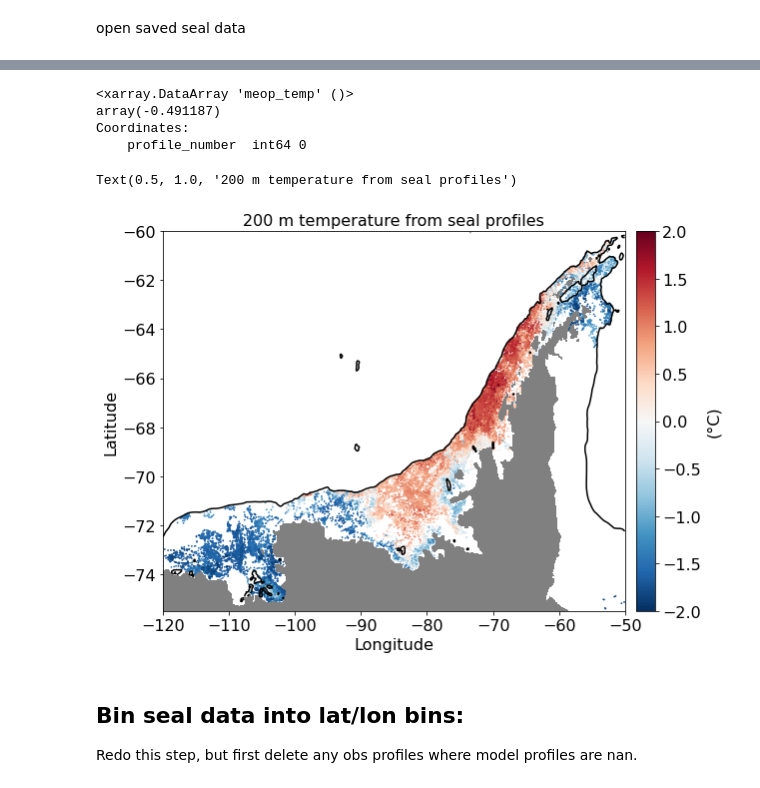
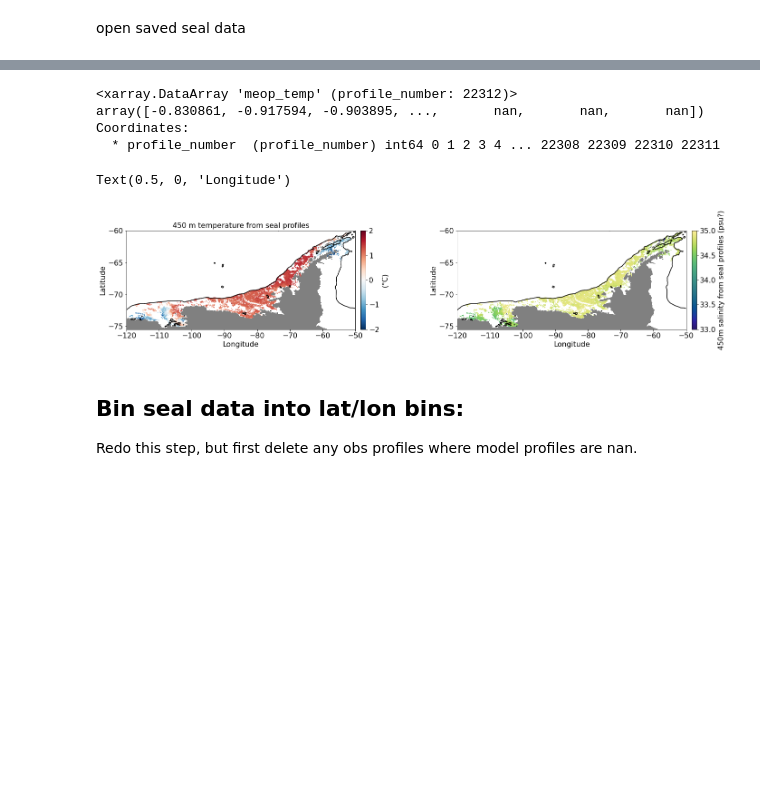
Before and after one commit to mauricehuguenin/ENSO-Antarctica_scripts, a Jupyter notebook: Model_evaluation_with_JRA55_and_SOSE.ipynb, the cells around one changed output, grey strips where cells are left out. Drawn from its saved outputs; the diff is of its cells as text; code cells hidden in the pictures; blank space fills up the shorter version.

```diff
--- a/Model_evaluation_with_JRA55_and_SOSE.ipynb
+++ b/Model_evaluation_with_JRA55_and_SOSE.ipynb
@@ -56,6 +56,8 @@ rotblau = [[0.4 , 0.  , 0.12], [0.47, 0.02, 0.13], [0.62, 0.07, 0.16], [0.66, 0.
            [0.98, 0.8 , 0.71], [0.98, 0.94, 0.92], [0.93, 0.95, 0.96], [0.85, 0.91, 0.95],
            [0.76, 0.87, 0.93], [0.64, 0.8 , 0.89], [0.49, 0.72, 0.84], [0.34, 0.62, 0.79],
            [0.23, 0.53, 0.74], [0.16, 0.44, 0.7] , [0.1 ,0.35, 0.6], [0.05, 0.24, 0.45], [0.02, 0.19, 0.38]]
+# %%
+depth_slice = 450
 # %% [markdown]
 ### Now working with seal data from Adele (see her email from 04/08/2022, 10:28 AEST)
 # %%
@@ -89,10 +91,12 @@ open saved seal data
 # %%
 %%time
 base_seal = '/g/data/v45/akm157/data/meop_seal_data/Australia/DATA_ncARGO_interp/'
-outpath = '/g/data/v45/akm157/model_data/access-om2/01deg_jra55v13_ryf9091/seal_data_comparison/WAP_MEOP_profiles_interpolated.nc'
+# outpath = '/g/data/v45/akm157/model_data/access-om2/01deg_jra55v13_ryf9091/seal_data_comparison/WAP_MEOP_profiles_interpolated.nc'
+outpath = '/g/data/e14/mv7494/seal_data_comparison/' + 'WAP_seal_profiles_'+str(depth_slice)+'m_depth_ACCESS-OM2-01.nc'
 profile_data = xr.open_dataset(outpath)
 lat_obs = profile_data.lat_obs
 lon_obs = profile_data.lon_obs
 meop_temp = profile_data.meop_temp
+meop_salt = profile_data.meop_salt
 date = profile_data.date
 # %% [output]
@@ -101,32 +105,46 @@ Wall time: 745 ms
 # %%
-meop_temp[0]
+meop_temp
 # %% [output]
-<xarray.DataArray 'meop_temp' ()>
-array(-0.491187)
+<xarray.DataArray 'meop_temp' (profile_number: 22312)>
+array([-0.830861, -0.917594, -0.903895, ...,       nan,       nan,       nan])
 Coordinates:
-    profile_number  int64 0
+  * profile_number  (profile_number) int64 0 1 2 3 4 ... 22308 22309 22310 22311
 # %%
 # plot unbinned data:
 fontsize = 16
-depth_slice = 1000
-
-plt.figure(figsize=(10,7))
+plt.figure(figsize=(24,4))
+plt.subplot(1,2,1)
 sc = plt.scatter(lon_obs,lat_obs,c=meop_temp,s=.5,cmap='RdBu_r',vmin=-2,vmax=2)
 cbar = plt.colorbar(sc, orientation = 'vertical',extend = 'neither',pad=.02)
 cbar.set_label('(°C)',fontsize=fontsize,labelpad=5)
 cbar.ax.tick_params(labelsize=fontsize)
 
 plt.contour(ht.xt_ocean,ht.yt_ocean,ht,levels=[1000],colors='k')
 plt.contourf(ht.xt_ocean,ht.yt_ocean,land_mask,colors='grey')
 plt.xlim(-120,-50)
 plt.ylim(-75.5,-60)
 plt.tick_params(labelsize=fontsize)
 plt.ylabel('Latitude',fontsize=fontsize)
 plt.xlabel('Longitude',fontsize=fontsize)
-plt.title(str(200)+' m temperature from seal profiles', fontsize=fontsize)
+plt.title(str(depth_slice) +' m temperature from seal profiles', fontsize=fontsize)
+
+import cmocean # salinity colour bar
+plt.subplot(1,2,2)
+sc = plt.scatter(lon_obs,lat_obs,c=meop_salt,s=.5,cmap=cmocean.cm.haline,vmin=33,vmax=35)
+cbar = plt.colorbar(sc, orientation = 'vertical',extend = 'neither',pad=.02)
+cbar.set_label(str(depth_slice)+'m salinity from seal profiles (psu?)',fontsize=fontsize,labelpad=5)
+cbar.ax.tick_params(labelsize=fontsize)
+
+plt.contour(ht.xt_ocean,ht.yt_ocean,ht,levels=[1000],colors='k')
+plt.contourf(ht.xt_ocean,ht.yt_ocean,land_mask,colors='grey')
+plt.xlim(-120,-50)
+plt.ylim(-75.5,-60)
+plt.tick_params(labelsize=fontsize)
+plt.ylabel('Latitude',fontsize=fontsize)
+plt.xlabel('Longitude',fontsize=fontsize)
 # %% [output]
-Text(0.5, 1.0, '200 m temperature from seal profiles')
+Text(0.5, 0, 'Longitude')
-[figure, old version]
+[figure, new version]
 # %% [markdown]
 ## Bin seal data into lat/lon bins:
 Redo this step, but first delete any obs profiles where model profiles are nan.
```
Also changed, not shown: parts of 19 cells of this notebook, 1 other file.
